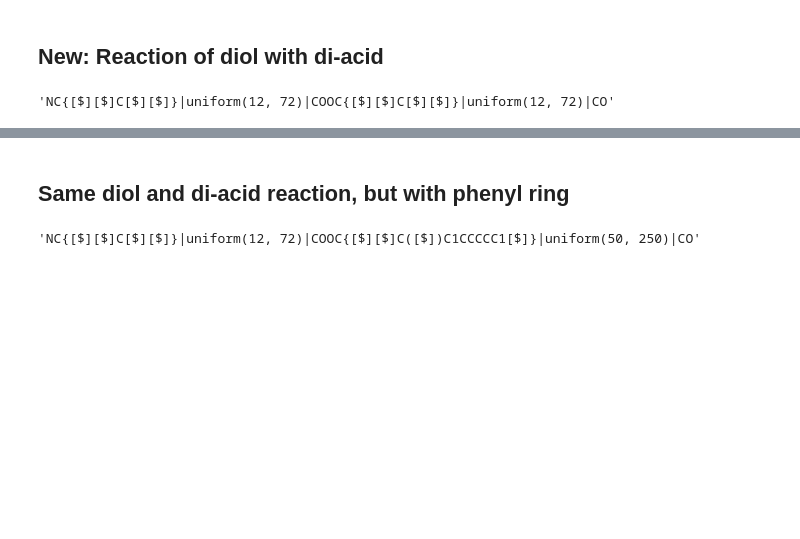
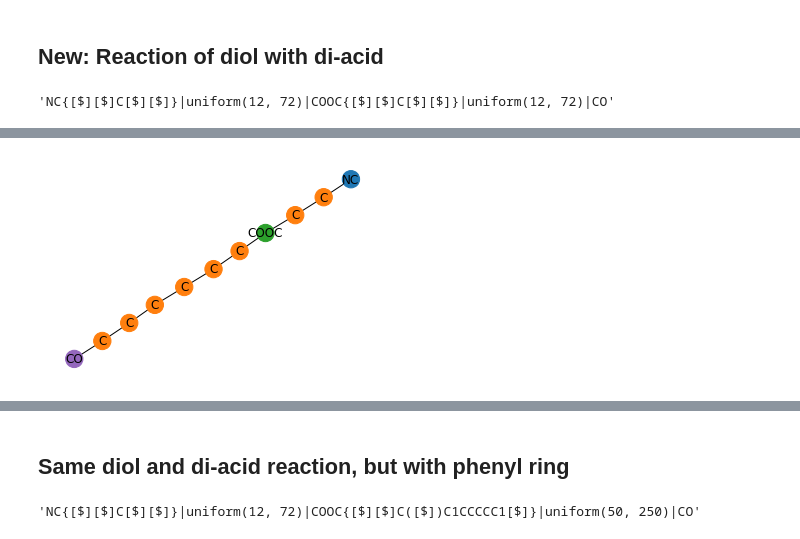
Before and after one commit to InnocentBug/G-BigSMILES, a Jupyter notebook: bigsmiles_gen.ipynb, the cells around one changed output, grey strips where cells are left out. Saved outputs shown, nothing was run; the diff lists cells and outputs as text; code cells hidden in the pictures; blank space fills up the shorter version.

```diff
--- a/bigsmiles_gen.ipynb
+++ b/bigsmiles_gen.ipynb
@@ -161,6 +199,10 @@ big
 big_smiles_gen(big)
 # %% [output]
 [drawing not drawn]
+# %%
+big_smiles_graph(big)
+# %% [output]
+[figure, added]
 # %%
 big_smiles_gen(big)
 # %% [output]
```
Also changed, not shown: parts of 13 cells of this notebook, 10 other files.
